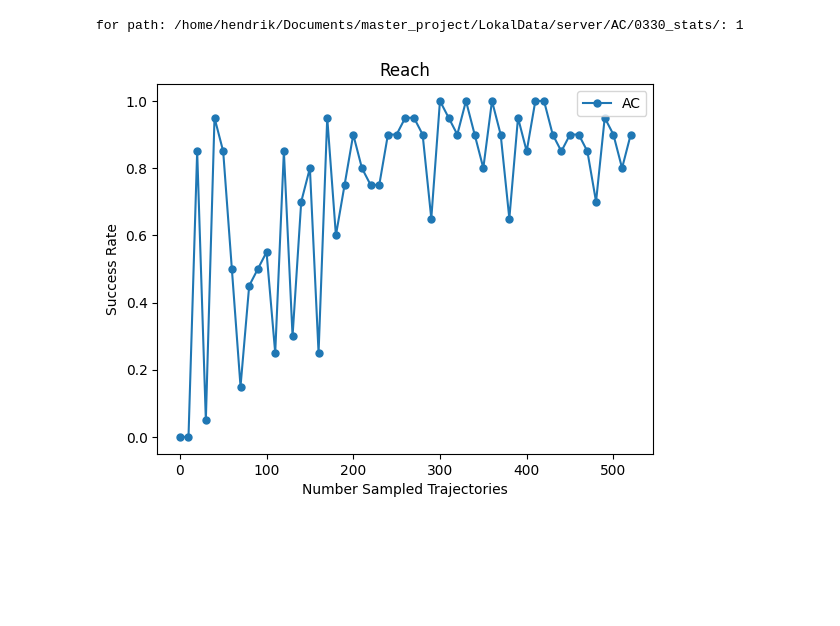
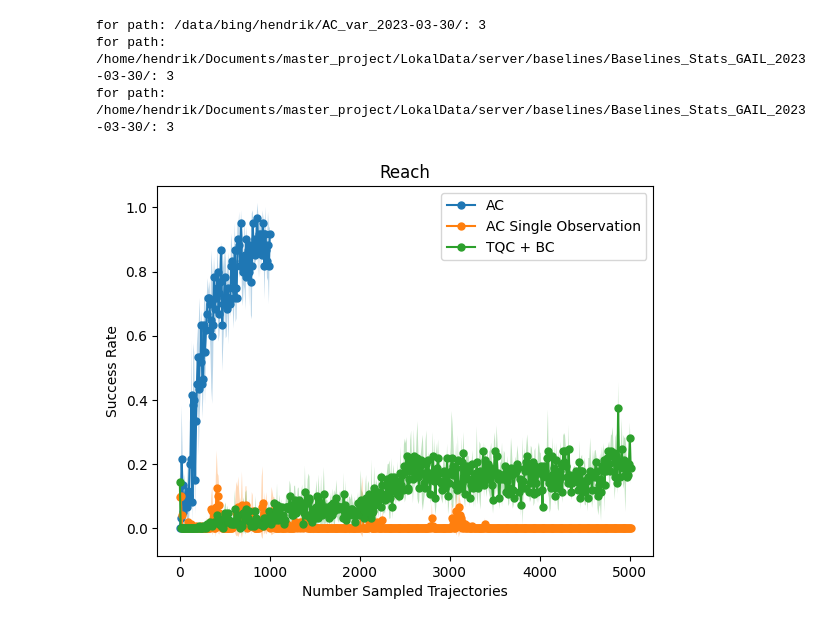
Before and after one commit to ReliableTree/ActiveCritic, a Jupyter notebook: src/active_critic/analyze_stats/dense_1/reach.ipynb, the cells around one changed output. Saved outputs shown, nothing was run; the diff lists cells and outputs as text; code cells hidden in the pictures; blank space fills up the shorter version.

```diff
--- a/src/active_critic/analyze_stats/dense_1/reach.ipynb
+++ b/src/active_critic/analyze_stats/dense_1/reach.ipynb
@@ -3,19 +27,29 @@ from active_critic.analyze_stats.analyze_stats import make_plot
 # %%
-AC_path = '/home/hendrik/Documents/master_project/LokalData/server/AC/0330_stats/'
+AC_path = '/data/bing/hendrik/AC_var_2023-03-30/'
 
-include_AC = ['statsoptimized', 'windowopen only positive windowopen opt steps: 3 trainin eps: 1000 opt mode: actor+plan demonstrations: 1, im_ph:False, training_episodes: 10, min critic: 1e-05, wd: 0.01, val_every: 1000 run id: 0']
+include_AC = ['statsoptimized', 'reach max compute budget only positive reach opt steps: 3 trainin eps: 1000 opt mode: actor+plan demonstrations: 1, im_ph:False, training_episodes: 10, min critic: 1e-05, wd: 0.01, val_every: 1000']
 exclude_AC = []
 
+PPO_path = '/home/hendrik/Documents/master_project/LokalData/server/baselines/Baselines_Stats_GAIL_2023-03-30/'
+include_PPO = ['learner', 'PPO_reach_lr_0.0005_demonstrations_1_n_samples_5000']
+exclude_PPO = []
+
+TQC_path = '/home/hendrik/Documents/master_project/LokalData/server/baselines/Baselines_Stats_GAIL_2023-03-30/'
+include_TQC = ['learner', 'TQC_reach_lr_0.00073_demonstrations_1_n_samples_5000']
+exclude_TQC = []
+
 make_plot(
-    paths=[AC_path],
-    includes=[include_AC],
-    excludes=[exclude_AC],
-    names=['AC', 'PPO + BC', 'TQC + BC', 'RPPO + BC'],
+    paths=[AC_path, PPO_path, TQC_path],
+    includes=[include_AC, include_PPO, include_TQC],
+    excludes=[exclude_AC, exclude_PPO, exclude_TQC],
+    names=['AC', 'AC Single Observation', 'TQC + BC', 'RPPO + BC'],
     plot_name='Reach',
     save_path = None,
-    plot_closest=True,
+    plot_closest=False,
     mean=False
     )
 # %% [output]
-for path: /home/hendrik/Documents/master_project/LokalData/server/AC/0330_stats/: 1
+for path: /data/bing/hendrik/AC_var_2023-03-30/: 3
+for path: /home/hendrik/Documents/master_project/LokalData/server/baselines/Baselines_Stats_GAIL_2023-03-30/: 3
+for path: /home/hendrik/Documents/master_project/LokalData/server/baselines/Baselines_Stats_GAIL_2023-03-30/: 3
-[figure, old version]
+[figure, new version]
```
Also changed, not shown: parts of 2 cells of this notebook.
